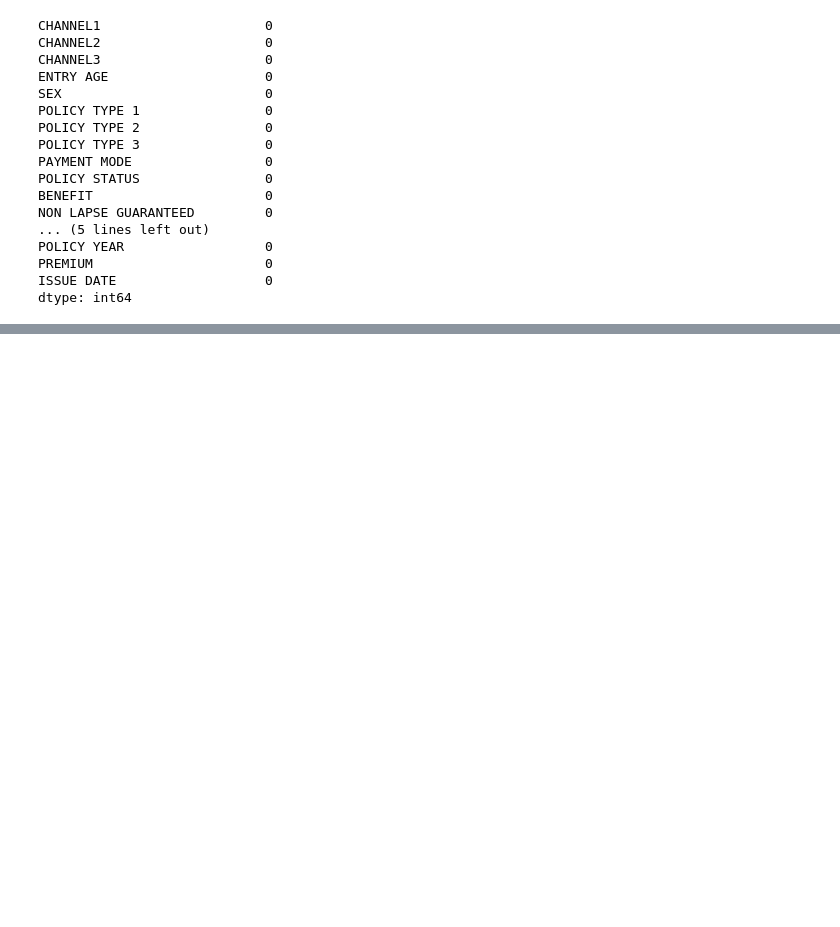
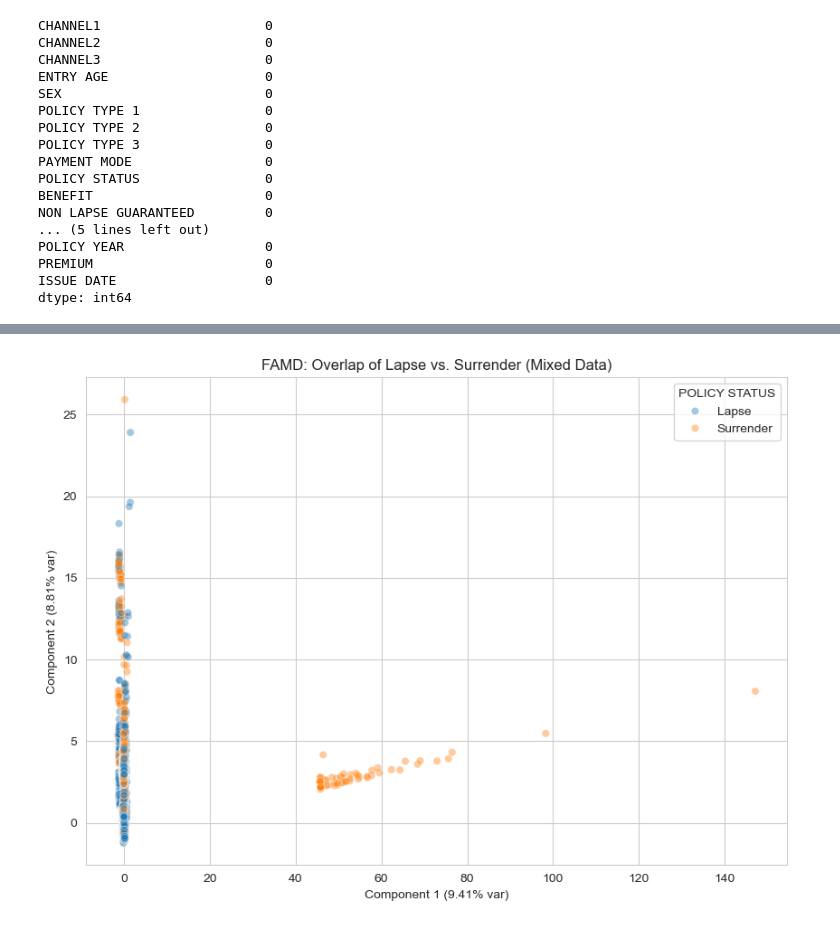
Before and after one commit to henrytansunway/insurance-lapse, a Jupyter notebook: 0.data_cleaning_EDA_feb_24.ipynb, the cells around one changed output, grey strips where cells are left out. Saved outputs shown, nothing was run; the diff lists cells and outputs as text; code cells hidden in the pictures; blank space fills up the shorter version.

```diff
--- a/0.data_cleaning_EDA_feb_24.ipynb
+++ b/0.data_cleaning_EDA_feb_24.ipynb
@@ -803,0 +870,50 @@ dtype: int64
+# %%
+# !pip install prince
+import prince
+import matplotlib.pyplot as plt
+import seaborn as sns
+
+# 1. Prepare your comparison dataset
+# Subset for just the two statuses you want to test
+famd_df = df[df['POLICY STATUS'].isin(['Lapse', 'Surrender'])].copy()
+
+# 2. Identify and Clean your columns
+# Prince automatically detects types, but it's safer to be explicit
+categorical_cols = ['SEX', 'PAYMENT MODE', 'NON LAPSE GUARANTEED', 'FULL BENEFIT?']
+numeric_cols = ['ENTRY AGE', 'BENEFIT','SUBSTANDARD RISK','NUMBER OF ADVANCE PREMIUM',
+'INITIAL BENEFIT', 'POLICY YEAR (DECIMAL)', 'PREMIUM']
+
+# Ensure types are correct for the engine
+for col in categorical_cols:
+    famd_df[col] = famd_df[col].astype('category')
+for col in numeric_cols:
+    famd_df[col] = famd_df[col].astype(float)
+
+# 3. Fit the FAMD model
+famd = prince.FAMD(
+    n_components=2,
+    n_iter=3,
+    copy=True,
+    check_input=True,
+    engine='sklearn',
+    random_state=42
+)
+famd = famd.fit(famd_df[categorical_cols + numeric_cols])
+
+# 4. Get the results (coordinates in 2D space)
+row_coords = famd.row_coordinates(famd_df)
+
+# 5. Visualize
+plt.figure(figsize=(10, 7))
+sns.scatterplot(
+    x=row_coords[0],
+    y=row_coords[1],
+    hue=famd_df['POLICY STATUS'],
+    alpha=0.4
+)
+plt.title('FAMD: Overlap of Lapse vs. Surrender (Mixed Data)')
+plt.xlabel(f"Component 1 ({famd.eigenvalues_summary.iloc[0, 1]} var)")
+plt.ylabel(f"Component 2 ({famd.eigenvalues_summary.iloc[1, 1]} var)")
+plt.show()
+# %% [output]
+[figure, added]
```
Also changed, not shown: parts of 13 cells of this notebook.
